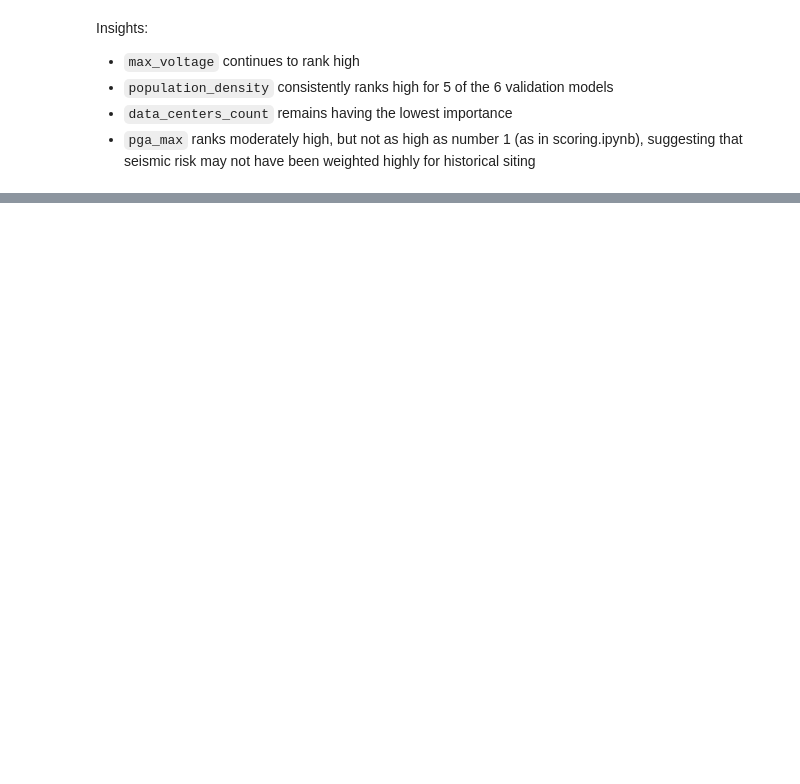
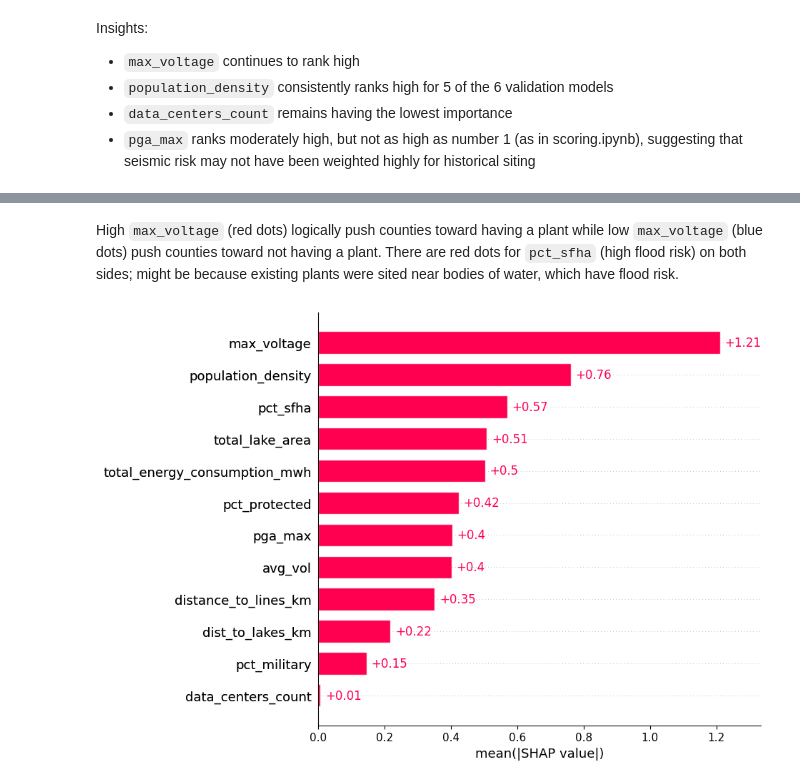
Before and after one commit to UIUC-DSC/team-nuclear-family, a Jupyter notebook: notebooks/validation.ipynb, the cells around one changed output, grey strips where cells are left out. Cells and saved outputs as stored; diff of their text form; code cells hidden in the pictures; blank space fills up the shorter version.

```diff
--- a/notebooks/validation.ipynb
+++ b/notebooks/validation.ipynb
@@ -712,0 +729,6 @@ Insights:
+# %% [markdown]
+High `max_voltage` (red dots) logically push counties toward having a plant while low `max_voltage` (blue dots) push counties toward not having a plant. There are red dots for `pct_sfha` (high flood risk) on both sides; might be because existing plants were sited near bodies of water, which have flood risk.
+# %%
+shap.plots.bar(shap_explanation, max_display=len(scored_features))
+# %% [output]
+[figure, added]
```
Also changed, not shown: parts of 5 cells of this notebook.
